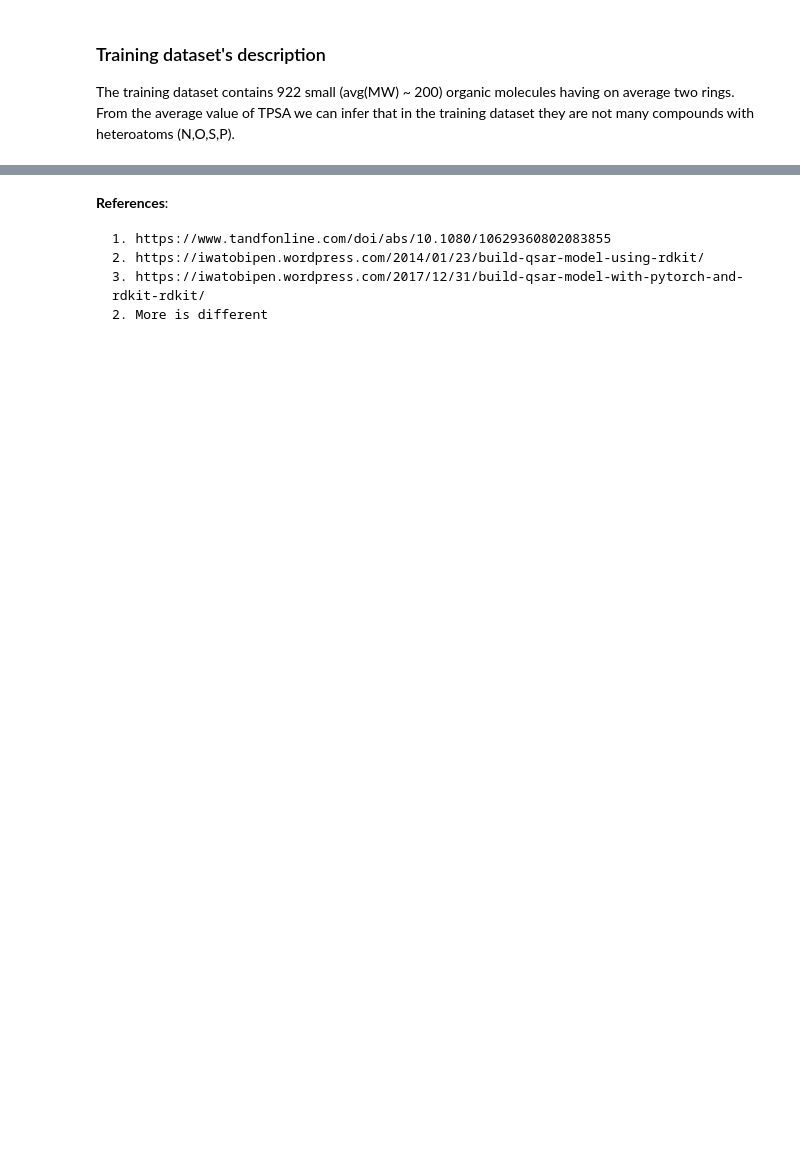
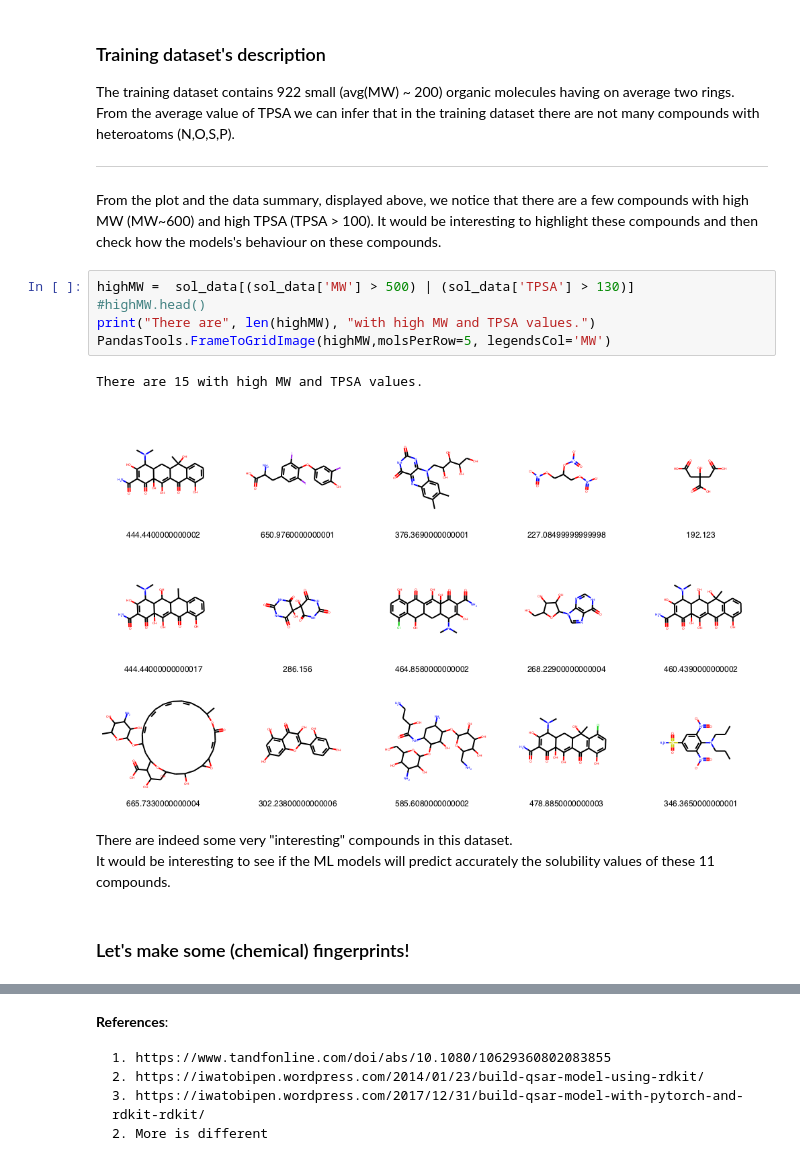
Before and after one commit to btatsis/MLND, a Jupyter notebook: CapStoneProject/QSAR_solubility.ipynb, the cells around one changed output, grey strips where cells are left out. Cells and saved outputs as stored; diff of their text form; blank space fills up the shorter version.

```diff
--- a/CapStoneProject/QSAR_solubility.ipynb
+++ b/CapStoneProject/QSAR_solubility.ipynb
@@ -91,5 +121,23 @@ training_data.describe()
 # %% [markdown]
 ### Training dataset's description
 
-The training dataset contains 922 small (avg(MW) ~ 200) organic molecules having on average two rings. From the average value of TPSA we can infer that in the training dataset they are not many compounds with heteroatoms (N,O,S,P).
+The training dataset contains 922 small (avg(MW) ~ 200) organic molecules having on average two rings. From the average value of TPSA we can infer that in the training dataset there are not many compounds with heteroatoms (N,O,S,P).
+
+----
+
+From the plot and the data summary, displayed above, we notice that there are a few compounds with high MW (MW~600) and high TPSA (TPSA > 100).
+It would be interesting to highlight these compounds and then check how the models's behaviour on these compounds.
+# %%
+highMW =  sol_data[(sol_data['MW'] > 500) | (sol_data['TPSA'] > 130)]
+#highMW.head()
+print("There are", len(highMW), "with high MW and TPSA values.")
+PandasTools.FrameToGridImage(highMW,molsPerRow=5, legendsCol='MW')
+# %% [output]
+There are 15 with high MW and TPSA values.
+[figure, added]
+# %% [markdown]
+There are indeed some very "interesting" compounds in this dataset.
+It would be interesting to see if the ML models will predict accurately the solubility values of these 11 compounds.
+# %% [markdown]
+### Let's make some (chemical) fingerprints!
 # %%
```
Also changed, not shown: parts of 16 cells of this notebook, 41 other files.
